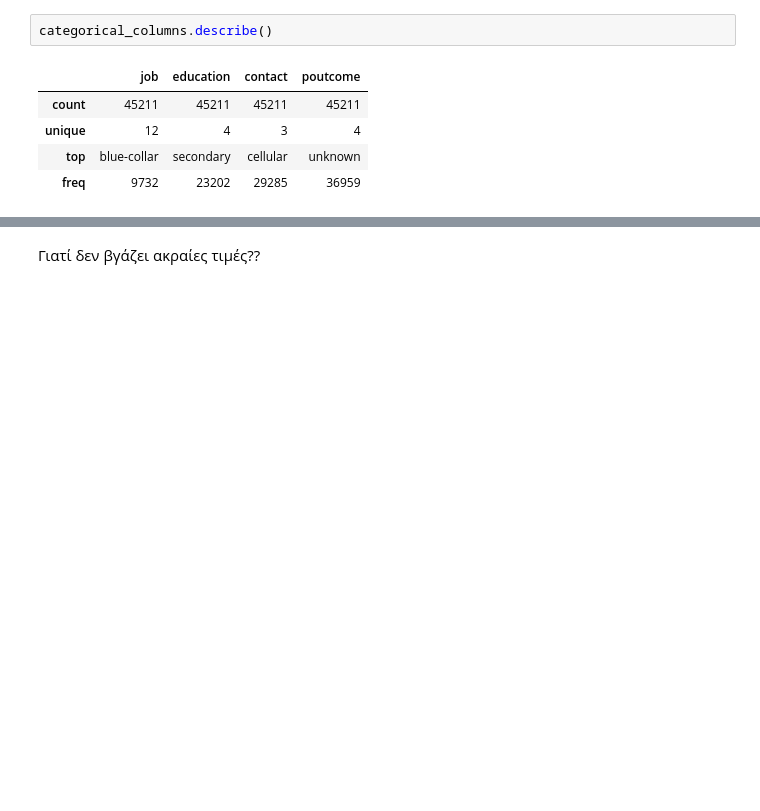
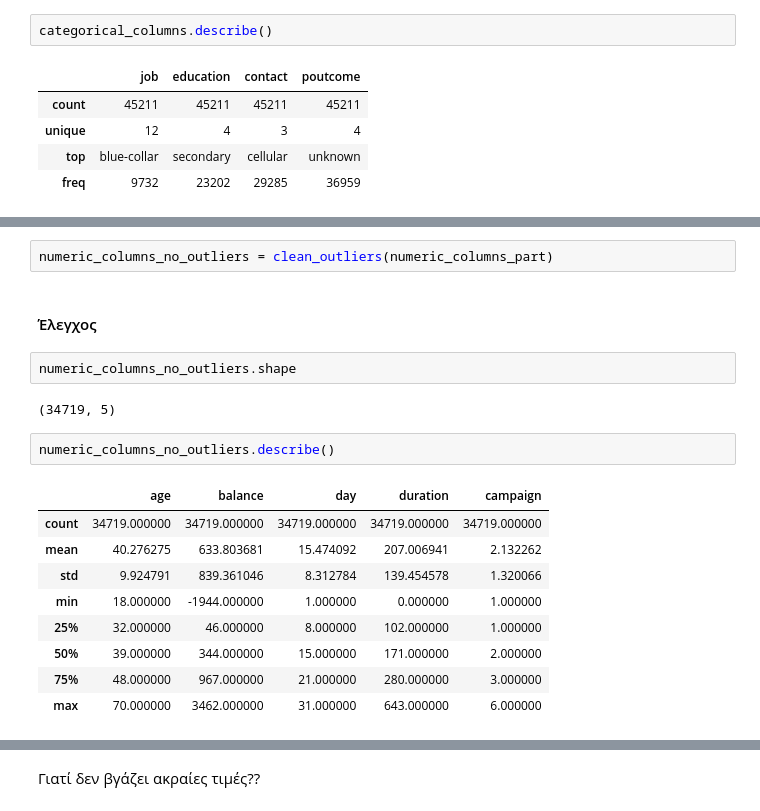
Before and after one commit to chMastellou/Data_Analysis_Assignment_2024, a Jupyter notebook: data_preprocessing/data_preprocessing.ipynb, the cells around one changed output, grey strips where cells are left out. Drawn from its saved outputs; the diff is of its cells as text; blank space fills up the shorter version.

```diff
--- a/data_preprocessing/data_preprocessing.ipynb
+++ b/data_preprocessing/data_preprocessing.ipynb
@@ -183,0 +206,20 @@ Index(['age', 'balance', 'day', 'duration', 'campaign', 'pdays', 'previous'], dt
+# %%
+numeric_columns_no_outliers = clean_outliers(numeric_columns_part)
+# %% [markdown]
+#### Έλεγχος
+# %%
+numeric_columns_no_outliers.shape
+# %% [output]
+(34719, 5)
+# %%
+numeric_columns_no_outliers.describe()
+# %% [output]
+|  | age | balance | day | duration | campaign |
+| count | 34719.000000 | 34719.000000 | 34719.000000 | 34719.000000 | 34719.000000 |
+| mean | 40.276275 | 633.803681 | 15.474092 | 207.006941 | 2.132262 |
+| std | 9.924791 | 839.361046 | 8.312784 | 139.454578 | 1.320066 |
+| min | 18.000000 | -1944.000000 | 1.000000 | 0.000000 | 1.000000 |
+| 25% | 32.000000 | 46.000000 | 8.000000 | 102.000000 | 1.000000 |
+| 50% | 39.000000 | 344.000000 | 15.000000 | 171.000000 | 2.000000 |
+| 75% | 48.000000 | 967.000000 | 21.000000 | 280.000000 | 3.000000 |
+| max | 70.000000 | 3462.000000 | 31.000000 | 643.000000 | 6.000000 |
```
Also changed, not shown: parts of 28 cells of this notebook.
